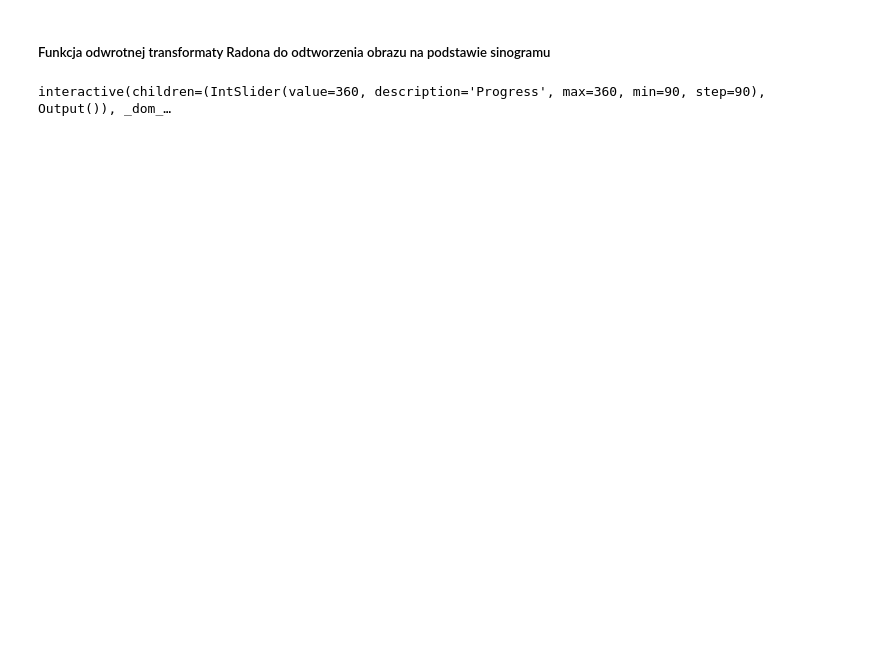
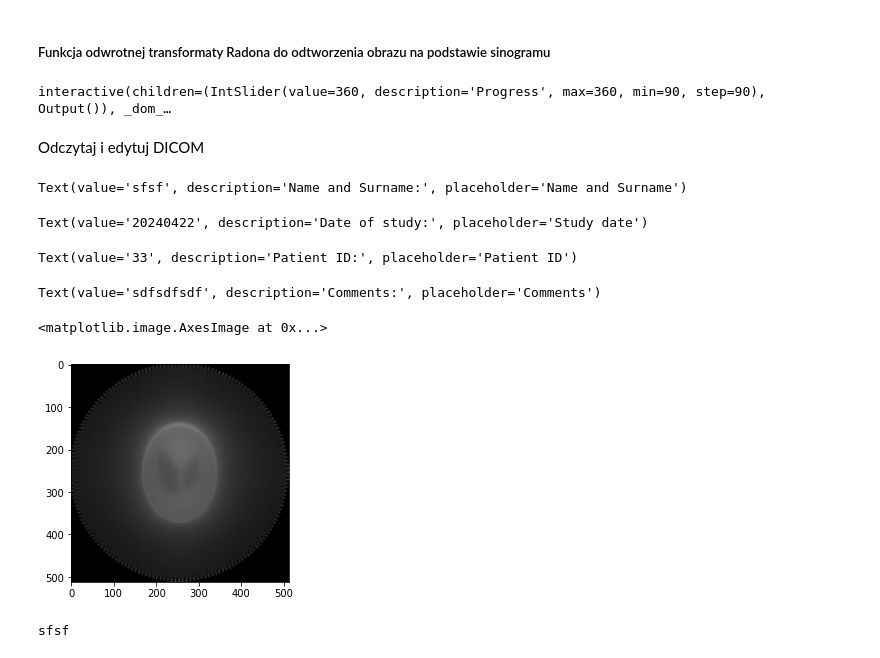
Before and after one commit to JanOdwazny/tomograf, a Jupyter notebook: tomograf.ipynb, the cells around one changed output. Cells and saved outputs as stored; diff of their text form; code cells hidden in the pictures; blank space fills up the shorter version.

Commit message:
dicom editidng v2

```diff
--- a/tomograf.ipynb
+++ b/tomograf.ipynb
@@ -337,2 +293,56 @@ else:
 # %% [output]
 interactive(children=(IntSlider(value=360, description='Progress', max=360, min=90, step=90), Output()), _dom_…
+# %% [markdown]
+Odczytaj i edytuj DICOM
+# %%
+dcm_file= choose_dicom_file()
+
+
+data, dicom_img = load_dicom(dcm_file)
+
+imie = widgets.Text(
+    value=str(data.PatientName),
+    placeholder='Name and Surname',
+    description='Name and Surname:',
+    disabled=False
+)
+date = widgets.Text(
+    value=str(data.StudyDate),
+    placeholder='Study date',
+    description='Date of study:',
+    disabled=False
+)
+id = widgets.Text(
+    value=str(data.PatientID),
+    placeholder='Patient ID',
+    description='Patient ID:',
+    disabled=False
+)
+comments = widgets.Text(
+    value=str(data.ImageComments),
+    placeholder='Comments',
+    description='Comments:',
+    disabled=False
+)
+display(imie,date,id,comments)
+
+
+
+
+plt.imshow(dicom_img, cmap="gray")
+# %% [output]
+Text(value='sfsf', description='Name and Surname:', placeholder='Name and Surname')
+Text(value='20240422', description='Date of study:', placeholder='Study date')
+Text(value='33', description='Patient ID:', placeholder='Patient ID')
+Text(value='sdfsdfsdf', description='Comments:', placeholder='Comments')
+<matplotlib.image.AxesImage at 0x...>
+[figure, added]
+# %%
+
+patient_data["PatientName"] = imie.value
+patient_data["StudyDate"] = date.value
+patient_data["PatientID"] = id.value
+patient_data["ImageComments"] = comments.value
+save_as_dicom(dcm_file.replace(".dcm", "_edited.dcm"), dicom_img, patient_data)
+# %% [output]
+sfsf
```
Also changed, not shown: parts of 12 cells of this notebook, 3 other files.
